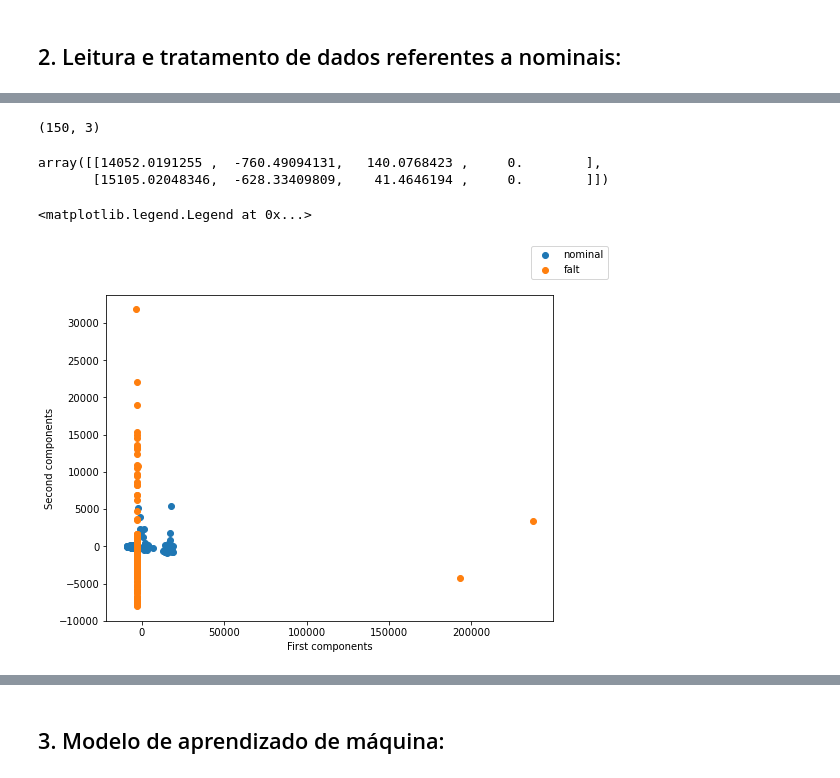
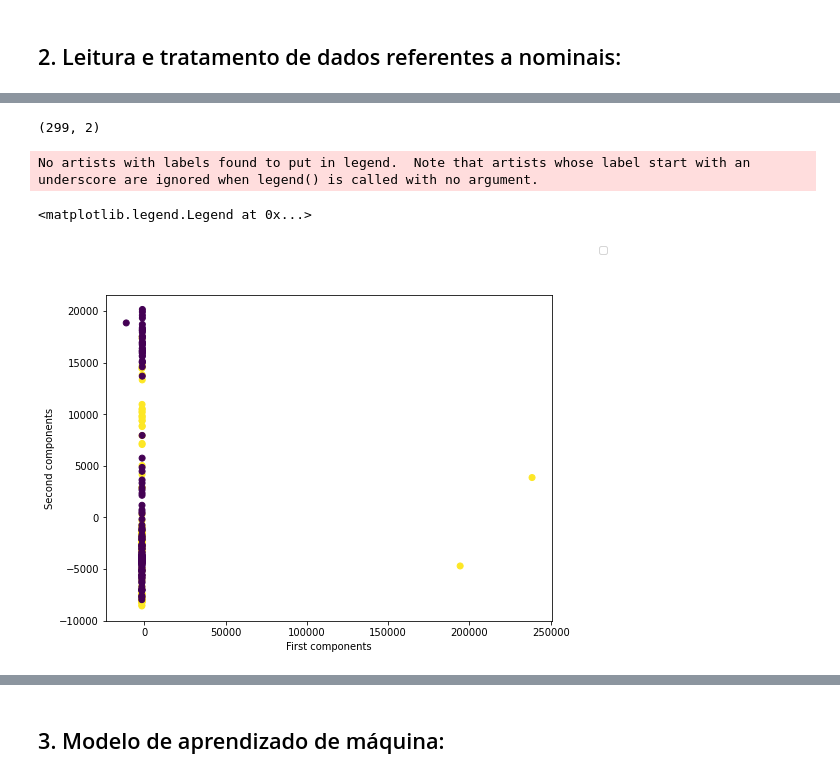
Before and after one commit to LuisSantoss/HIML, a Jupyter notebook: HIML_2.ipynb, the cells around one changed output, grey strips where cells are left out. Cells and saved outputs as stored; diff of their text form; code cells hidden in the pictures.

```diff
--- a/HIML_2.ipynb
+++ b/HIML_2.ipynb
@@ -59,14 +61,0 @@ The parameter names will change after 0.12 is released. Set old_names to False t
-# %%
-from sklearn.decomposition import PCA
-
-pca = PCA()
-pca.fit(Feat)
-
-# Plot the PCA spectrum
-fig, ax0 = plt.subplots(nrows=1, sharex=True, figsize=(6, 6))
-
-ax0.plot(
-    np.arange(1, pca.n_components_ + 1), pca.explained_variance_ratio_, ".", linewidth=2
-)
-ax0.set_ylabel("PCA explained variance ratio")
-ax0.set_xlabel("n_components")
@@ -96,7 +76,7 @@ for filename in all_files:
 frame = pd.concat(li, axis=0, ignore_index=True)
 # %%
 dados = li # dicionário
-Feat = []
+# Feat = []
 lags = 30
 for i in range(0, 150):
 # for i in range(0, 2):
@@ -107,9 +87,9 @@ for i in range(0, 150):
     ch3 = AutoReg(ch[ch.columns[2]].values,lags = lags).fit()
     ch4 = AutoReg(ch[ch.columns[3]].values,lags = lags).fit()
     ch5 = AutoReg(ch[ch.columns[4]].values,lags = lags).fit()
-    ch6 = AutoReg(ch[ch.columns[5]].values,lags = lags).fit()
+    # ch6 = AutoReg(ch[ch.columns[5]].values,lags = lags).fit()
     ar_models = np.concatenate([ch1.params, ch2.params, ch3.params,
-                                ch4.params, ch5.params, ch6.params])
+                                ch4.params, ch5.params])# ch6.params])
     Feat.append(ar_models)
 
 # Só foi até o 149 -> apareceu nan's!!!
@@ -134,30 +112,26 @@ Text(0.5, 0, 'n_components')
 # %%
-pca = PCA(n_components = 3)
+pca = PCA(n_components = 0.95)
 Feat_reduced_nom = pca.fit_transform(Feat)
 Feat_reduced_nom.shape
 # %% [output]
-(150, 3)
+(299, 2)
 # %%
 # Adicionando classes de dados ao dataset:
 classe_falt = np.ones(shape = (149,1))
 classe_nom = np.zeros(shape = (150,1))
-
-d1 = np.concatenate((Feat_reduced_nom, classe_nom), axis=1)
-d2 = np.concatenate((Feat_reduced_falt, classe_falt), axis=1)
-Dados = np.concatenate((d1,d2), axis = 0)
-Dados[:2,:]
+classes = np.concatenate((classe_falt,classe_nom), axis = 0)
+# d1 = np.concatenate((Feat_reduced_nom, classe_nom), axis=1)
+# d2 = np.concatenate((Feat_reduced_falt, classe_falt), axis=1)
+Dados_2CP = np.concatenate((Feat_reduced_nom,classes), axis = 1)
-# %% [output]
-array([[14052.0191255 ,  -760.49094131,   140.0768423 ,     0.        ],
-       [15105.02048346,  -628.33409809,    41.4646194 ,     0.        ]])
 # %%
 fig = plt.figure(figsize=(8,6))
 ax = fig.add_subplot()
-ax.scatter(Feat_reduced_nom[:,0], Feat_reduced_nom[:,1],  label = 'nominal')
-ax.scatter(Feat_reduced_falt[:,0],Feat_reduced_falt[:,1], label = 'falt')
+ax.scatter(Dados_2CP[:,0], Dados_2CP[:,1], c = Dados_2CP[:,2])
 ax.set_xlabel('First components')
 # ax.set_xticks(range(0,50000))
 ax.set_ylabel('Second components')
 fig.legend()
 # %% [output]
-<matplotlib.legend.Legend at 0x...>
+No artists with labels found to put in legend.  Note that artists whose label start with an underscore are ignored when legend() is called with no argument.
+<matplotlib.legend.Legend at 0x...>
-[figure, old version]
+[figure, new version]
```
Also changed, not shown: parts of 32 cells of this notebook.
